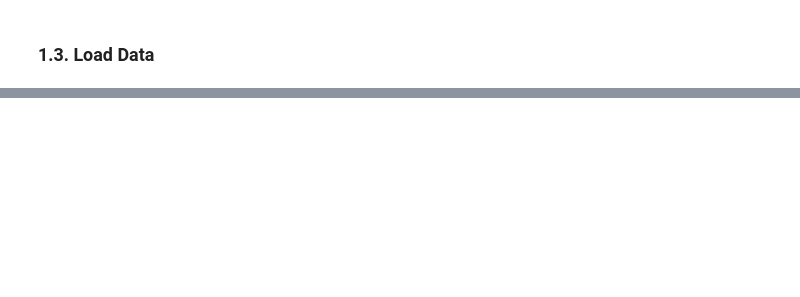
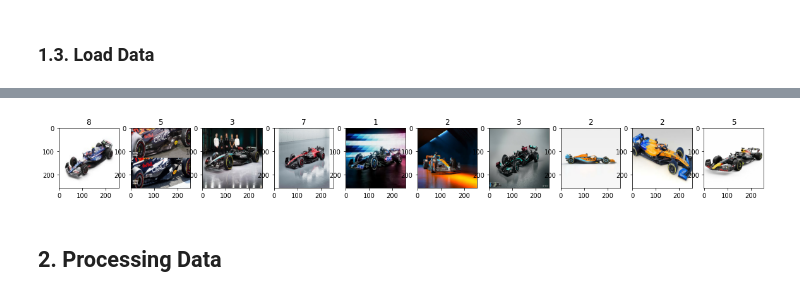
Before and after one commit to GrzegorzWK/Deep_CNN_Image_Classifier, a Jupyter notebook: Image_Classifier.ipynb, the cells around one changed output, grey strips where cells are left out. Drawn from its saved outputs; the diff is of its cells as text; code cells hidden in the pictures; blank space fills up the shorter version.

Commit message:
Update Image_Classifier.ipynb
Finishing Data Load

```diff
--- a/Image_Classifier.ipynb
+++ b/Image_Classifier.ipynb
@@ -178,0 +148,2 @@ Subclasses:     DatasetV1, DatasetSource, UnaryDataset, _VariantDataset, TFRecor
+# %%
+data = tf.keras.utils.image_dataset_from_directory('data')
@@ -178,0 +152,2 @@ Subclasses:     DatasetV1, DatasetSource, UnaryDataset, _VariantDataset, TFRecor
+# %%
+data_iterator = data.as_numpy_iterator()
@@ -178,0 +159,2 @@ Subclasses:     DatasetV1, DatasetSource, UnaryDataset, _VariantDataset, TFRecor
+# %%
+batch = data_iterator.next()
@@ -178,0 +163,10 @@ Subclasses:     DatasetV1, DatasetSource, UnaryDataset, _VariantDataset, TFRecor
+# %%
+fig, ax = plt.subplots(ncols = 10, figsize = (20,20))
+
+for idx, img in enumerate(batch[0][:10]):
+    ax[idx].imshow(img.astype(int))
+    ax[idx].title.set_text(batch[1][idx])
+# %% [output]
+[figure, added]
+# %% [markdown]
+## 2. Processing Data
```
Also changed, not shown: parts of 6 cells of this notebook.
